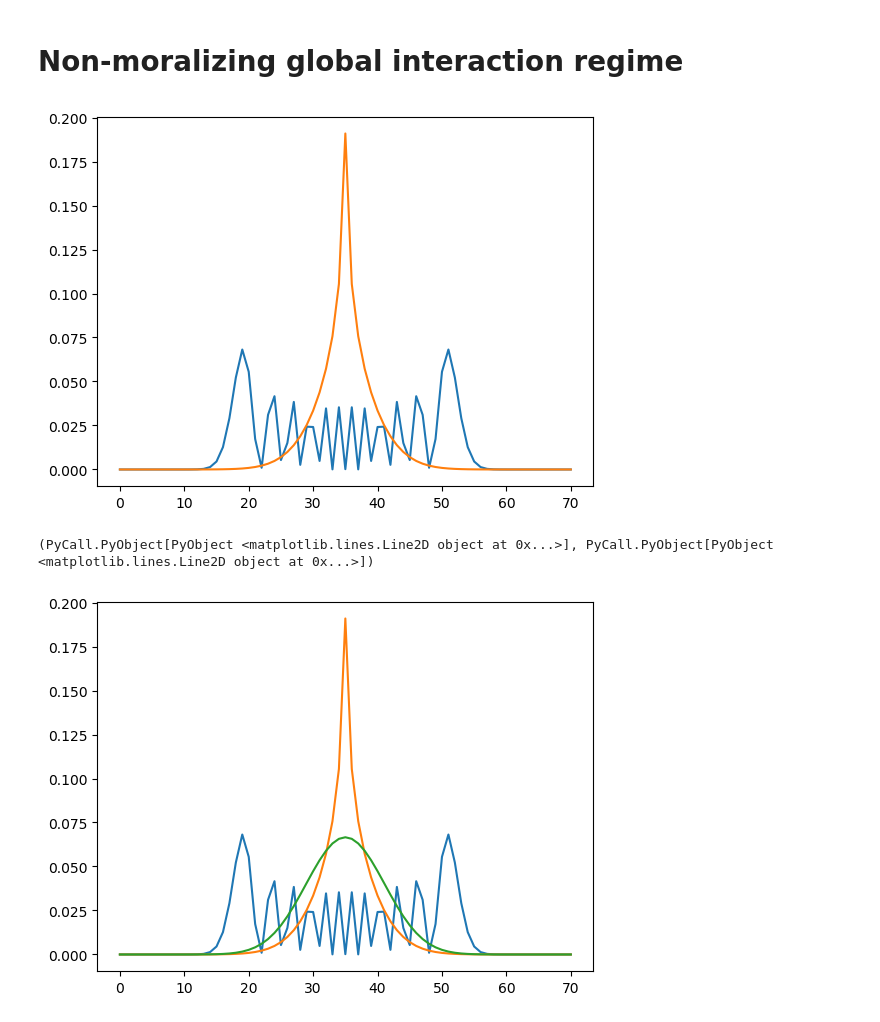
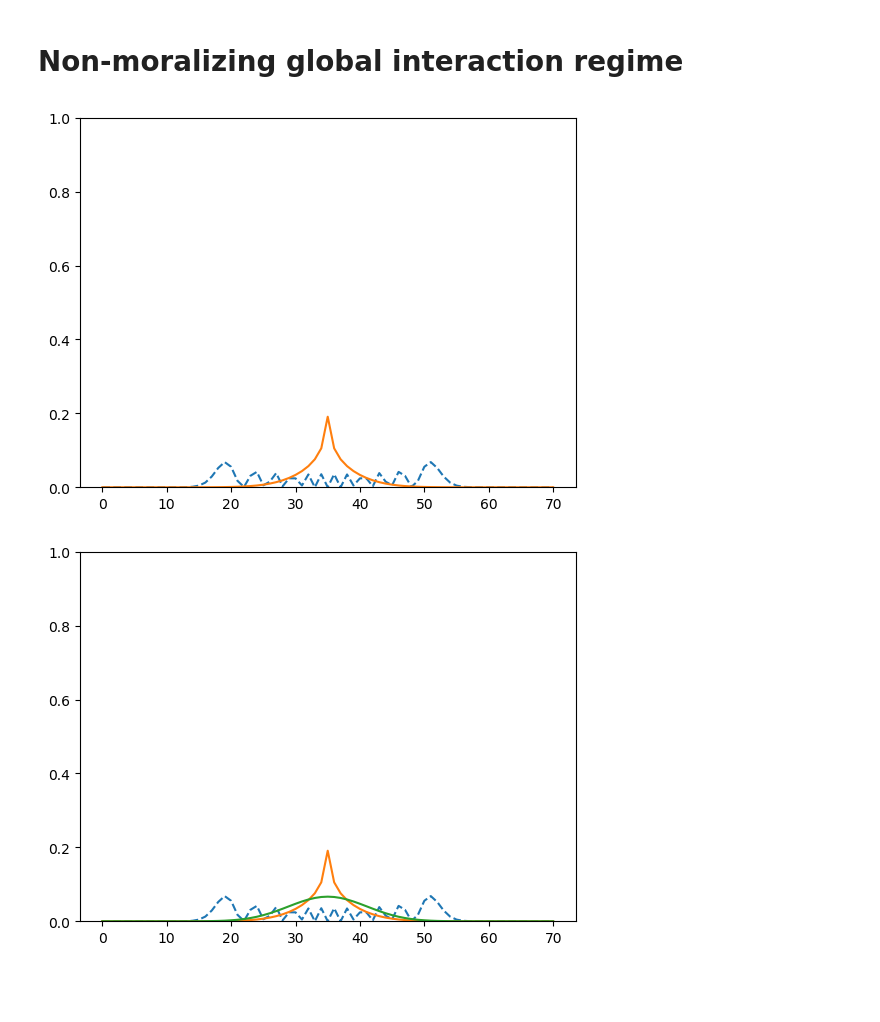
Before and after one commit to iitis/QSWalk.jl, a Jupyter notebook: examples/ex01_qsw_on_line.ipynb, the cells around one changed output. Drawn from its saved outputs; the diff is of its cells as text; code cells hidden in the pictures; blank space fills up the shorter version.

```diff
--- a/examples/ex01_qsw_on_line.ipynb
+++ b/examples/ex01_qsw_on_line.ipynb
@@ -72,11 +71,13 @@ time_points = collect(0:steps)*time_step;
 # %%
 res_glob_lind = evolve(evo, init, time_points);
 # %%
-plot(diag(res_glob[steps])), plot(diag(res_glob_lind[steps]))
+plot(diag(res_glob[steps]),linestyle="dashed",scaley=false);
+plot(diag(res_glob_lind[steps]),scaley=false);
 # %% [output]
-[figure, old version]
+[figure, new version]
-(PyCall.PyObject[PyObject <matplotlib.lines.Line2D object at 0x...>], PyCall.PyObject[PyObject <matplotlib.lines.Line2D object at 0x...>])
 # %%
-plot(diag(res_glob[steps])), plot(diag(res_glob_lind[steps])), plot(diag(res_class[steps]));
+plot(diag(res_glob[steps]),linestyle="dashed",scaley=false);
+plot(diag(res_glob_lind[steps]),scaley=false);
+plot(diag(res_class[steps]),scaley=false);
 # %% [output]
-[figure, old version]
+[figure, new version]
```
Also changed, not shown: parts of 6 cells of this notebook.
